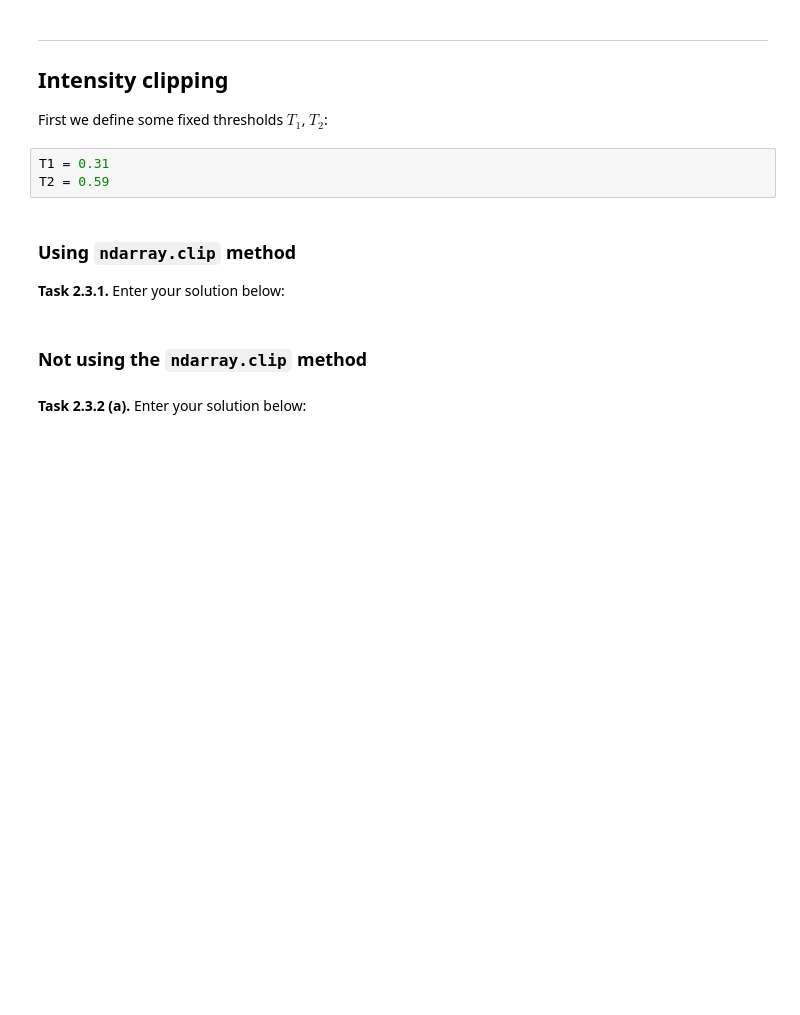
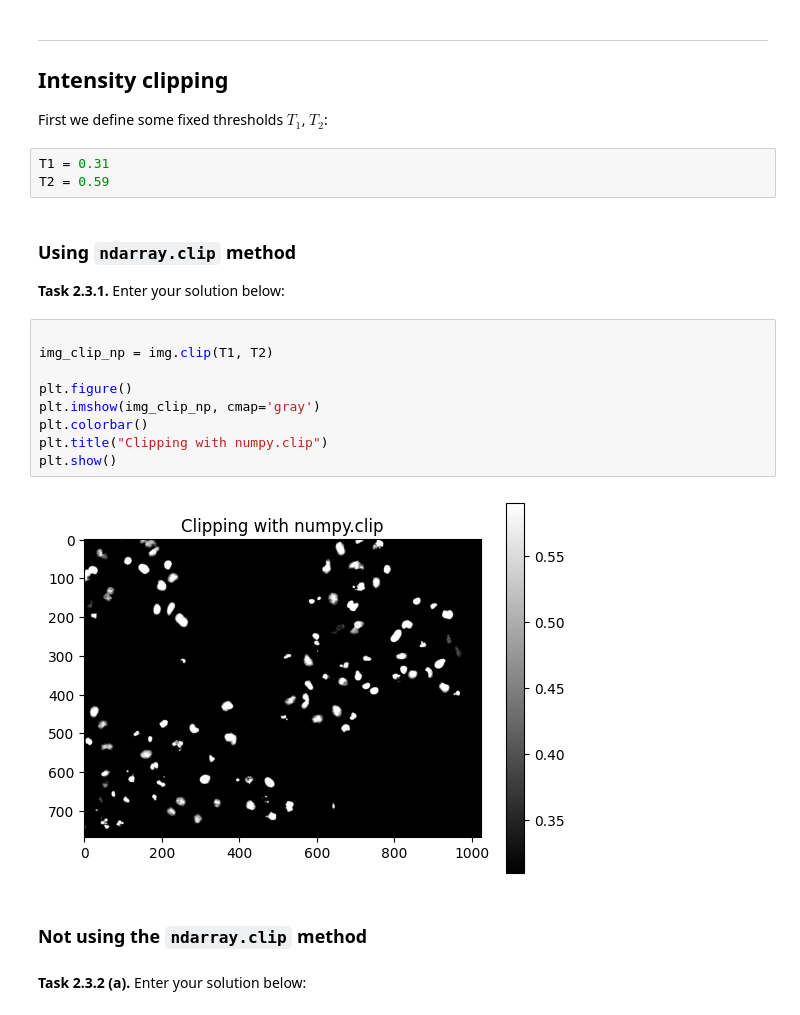
Before and after one commit to annacastillo889/mobi-fs3-python-1, a Jupyter notebook: task2.ipynb, the cells around one changed output. Cells and saved outputs as stored; diff of their text form; blank space fills up the shorter version.

```diff
--- a/task2.ipynb
+++ b/task2.ipynb
@@ -47,6 +47,17 @@ T2 = 0.59
 ### Using `ndarray.clip` method
 
 **<a id="#">Task 2.3.1.</a>** Enter your solution below:
+# %%
+
+img_clip_np = img.clip(T1, T2)
+
+plt.figure()
+plt.imshow(img_clip_np, cmap='gray')
+plt.colorbar()
+plt.title("Clipping with numpy.clip")
+plt.show()
+# %% [output]
+[figure, added]
 # %% [markdown]
 ### Not using the `ndarray.clip` method
 # %% [markdown]
```
Also changed, not shown: parts of 6 cells of this notebook.
